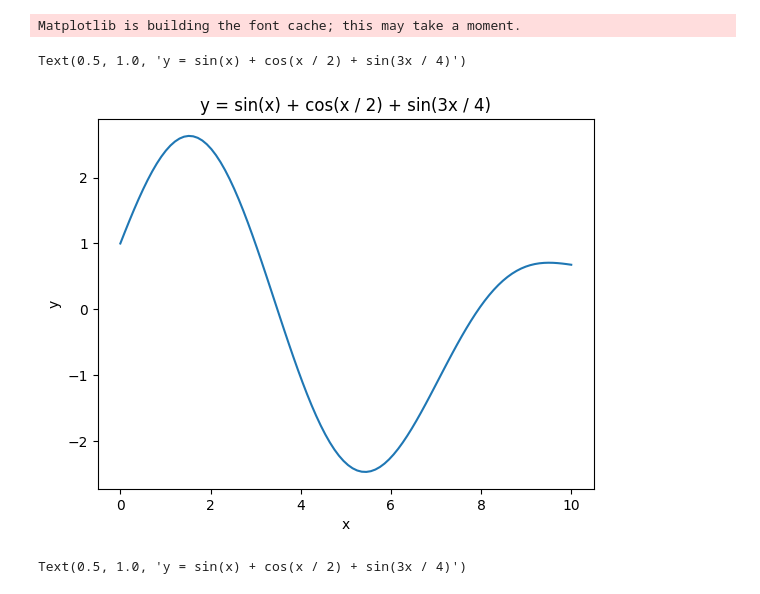
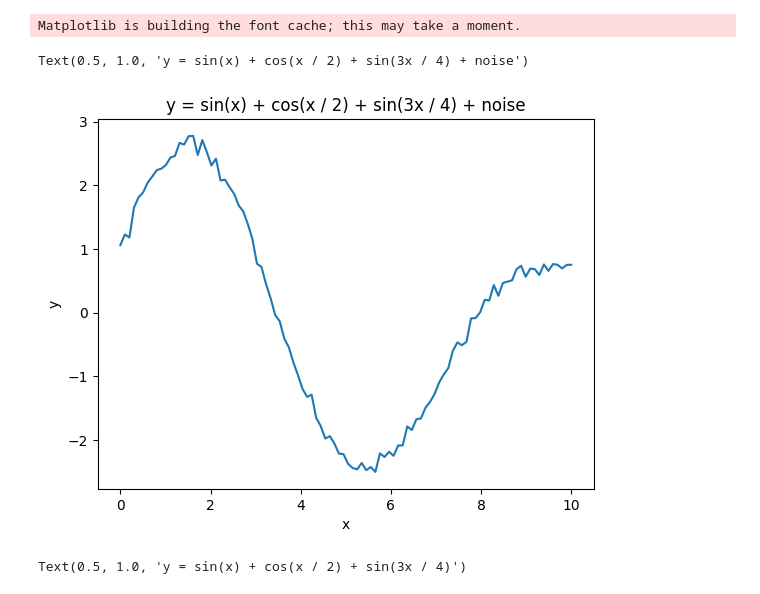
Before and after one commit to DexterAntonio/tmprepo, a Jupyter notebook: example.ipynb, the cells around one changed output. Cells and saved outputs as stored; diff of their text form; code cells hidden in the pictures.

Commit message:
added noise

```diff
--- a/example.ipynb
+++ b/example.ipynb
@@ -5,14 +5,14 @@ import matplotlib.pyplot as plt
 Matplotlib is building the font cache; this may take a moment.
 # %%
 x = np.linspace(0, 10, 100)
-y = np.sin(x) + np.cos(x / 2) + np.sin( 3 * x / 4)
+y = np.sin(x) + np.cos(x / 2) + np.sin( 3 * x / 4) + np.random.normal(0, 0.1, 100)
 plt.plot(x, y)
 plt.xlabel('x')
 plt.ylabel('y')
-plt.title('y = sin(x) + cos(x / 2) + sin(3x / 4)')
+plt.title('y = sin(x) + cos(x / 2) + sin(3x / 4) + noise')
 # %% [output]
-Text(0.5, 1.0, 'y = sin(x) + cos(x / 2) + sin(3x / 4)')
+Text(0.5, 1.0, 'y = sin(x) + cos(x / 2) + sin(3x / 4) + noise')
-[figure, old version]
+[figure, new version]
 # %%
 x = np.linspace(0, 10, 100)
 y = np.sin(x) + np.cos(x / 2) + np.sin( 3 * x / 4)
```
